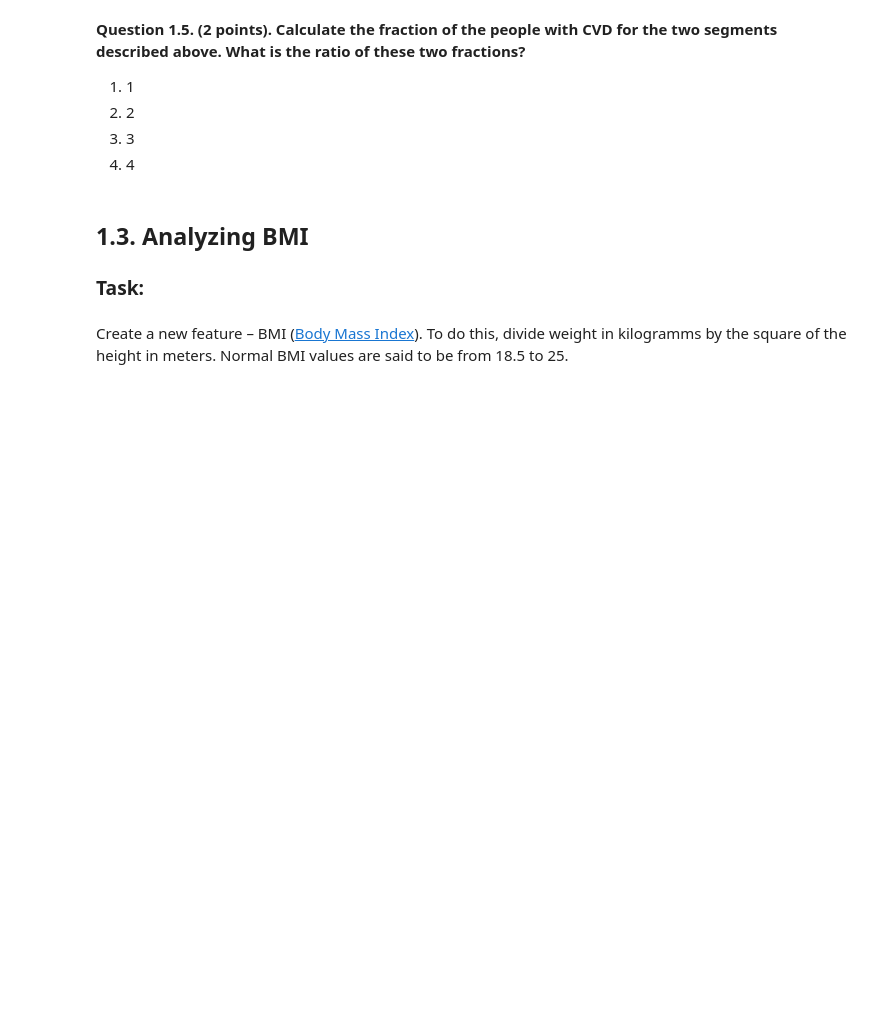
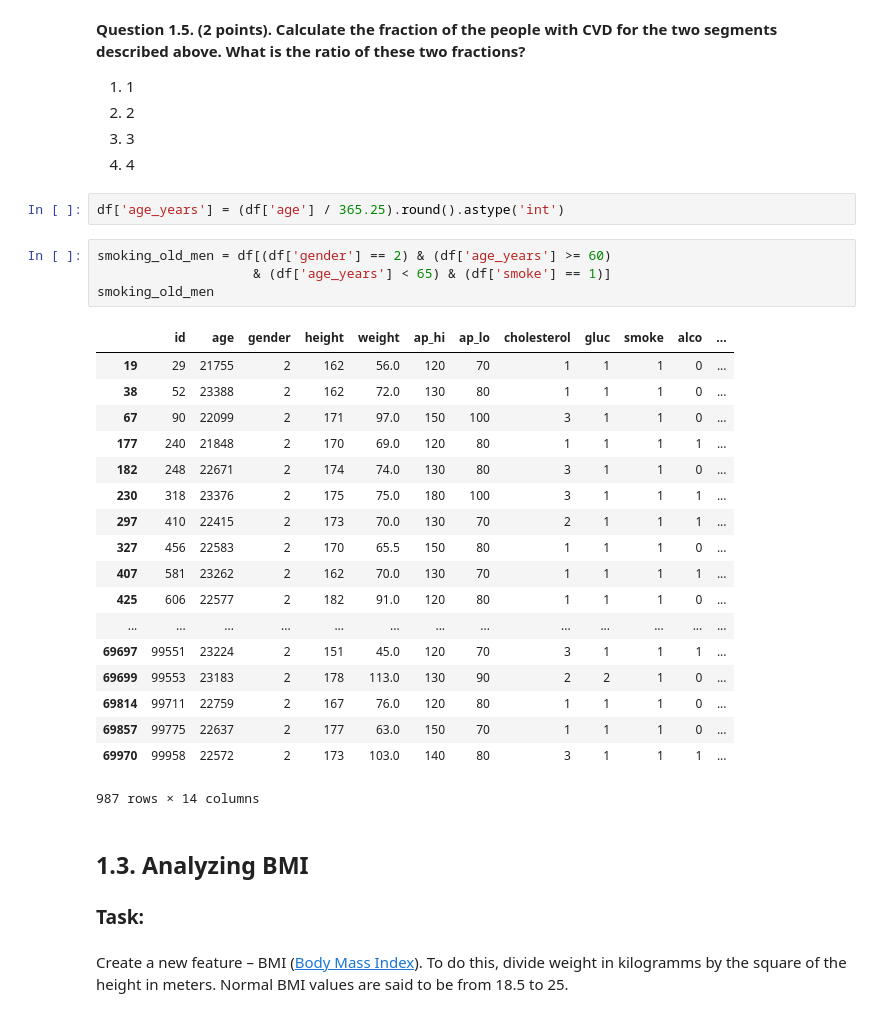
Before and after one commit to RussianJulliet/mlcourse.ai, a Jupyter notebook: Analyzing cardiovascular data .ipynb, the cells around one changed output. Drawn from its saved outputs; the diff is of its cells as text; blank space fills up the shorter version.

```diff
--- a/Analyzing cardiovascular data .ipynb
+++ b/Analyzing cardiovascular data .ipynb
@@ -257,6 +255,31 @@ Clarifications:
 2. 2
 3. 3
 4. 4
+# %%
+df['age_years'] = (df['age'] / 365.25).round().astype('int')
+# %%
+smoking_old_men = df[(df['gender'] == 2) & (df['age_years'] >= 60)
+                    & (df['age_years'] < 65) & (df['smoke'] == 1)]
+smoking_old_men
+# %% [output]
+|  | id | age | gender | height | weight | ap_hi | ap_lo | cholesterol | gluc | smoke | alco | ... |
+| 19 | 29 | 21755 | 2 | 162 | 56.0 | 120 | 70 | 1 | 1 | 1 | 0 | ... |
+| 38 | 52 | 23388 | 2 | 162 | 72.0 | 130 | 80 | 1 | 1 | 1 | 0 | ... |
+| 67 | 90 | 22099 | 2 | 171 | 97.0 | 150 | 100 | 3 | 1 | 1 | 0 | ... |
+| 177 | 240 | 21848 | 2 | 170 | 69.0 | 120 | 80 | 1 | 1 | 1 | 1 | ... |
+| 182 | 248 | 22671 | 2 | 174 | 74.0 | 130 | 80 | 3 | 1 | 1 | 0 | ... |
+| 230 | 318 | 23376 | 2 | 175 | 75.0 | 180 | 100 | 3 | 1 | 1 | 1 | ... |
+| 297 | 410 | 22415 | 2 | 173 | 70.0 | 130 | 70 | 2 | 1 | 1 | 1 | ... |
+| 327 | 456 | 22583 | 2 | 170 | 65.5 | 150 | 80 | 1 | 1 | 1 | 0 | ... |
+| 407 | 581 | 23262 | 2 | 162 | 70.0 | 130 | 70 | 1 | 1 | 1 | 1 | ... |
+| 425 | 606 | 22577 | 2 | 182 | 91.0 | 120 | 80 | 1 | 1 | 1 | 0 | ... |
+| ... | ... | ... | ... | ... | ... | ... | ... | ... | ... | ... | ... | ... |
+| 69697 | 99551 | 23224 | 2 | 151 | 45.0 | 120 | 70 | 3 | 1 | 1 | 1 | ... |
+| 69699 | 99553 | 23183 | 2 | 178 | 113.0 | 130 | 90 | 2 | 2 | 1 | 0 | ... |
+| 69814 | 99711 | 22759 | 2 | 167 | 76.0 | 120 | 80 | 1 | 1 | 1 | 0 | ... |
+| 69857 | 99775 | 22637 | 2 | 177 | 63.0 | 150 | 70 | 1 | 1 | 1 | 0 | ... |
+| 69970 | 99958 | 22572 | 2 | 173 | 103.0 | 140 | 80 | 3 | 1 | 1 | 1 | ... |
+987 rows × 14 columns
 # %% [markdown]
 ## 1.3. Analyzing BMI
 ### Task:
```
Also changed, not shown: parts of 4 cells of this notebook.
